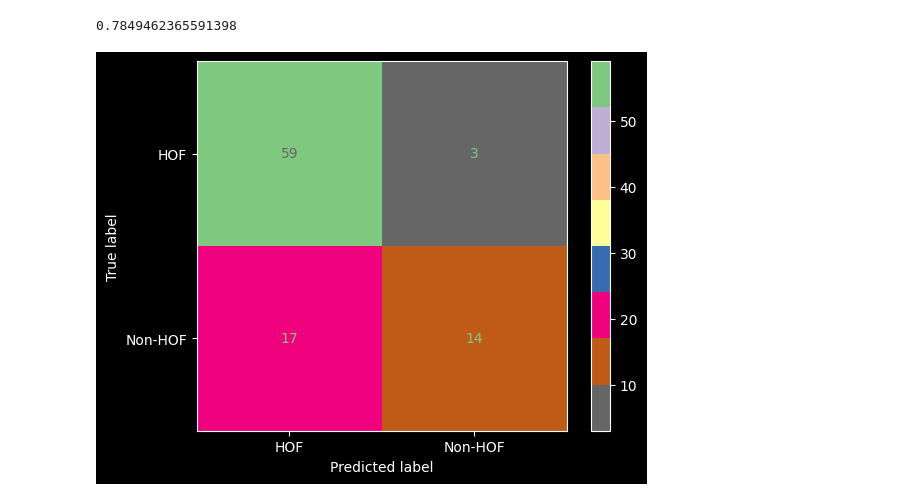
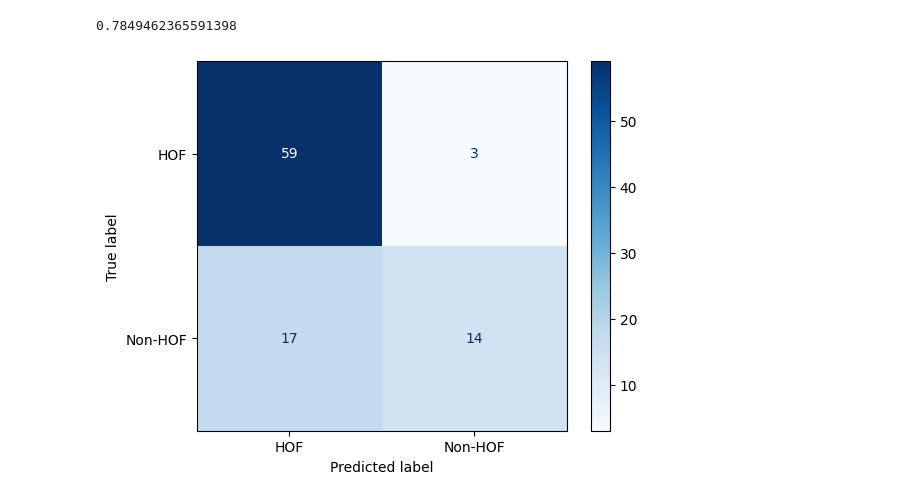
Before and after one commit to A-Peoples/DSRP_Project, a Jupyter notebook: Data_Science_Project_2025.ipynb, the cells around one changed output. Cells and saved outputs as stored; diff of their text form; code cells hidden in the pictures.

```diff
--- a/Data_Science_Project_2025.ipynb
+++ b/Data_Science_Project_2025.ipynb
@@ -38,6 +38,7 @@ no_hof_df = df.loc[df['HOF'] == 0]
 
 strike_df  = df.sort_values(by="Strikeouts", ascending=False)
 strike_df['Batting_Avg'] = (strike_df['Hits'] / strike_df['At_Bat'])
+plt.style.use('default')
 # %%
 #creating a clear rate for filtering
 
@@ -294,8 +295,8 @@ from sklearn.metrics import confusion_matrix, ConfusionMatrixDisplay
 # %%
 cm = confusion_matrix(y_test, y_pred)
 
 dis = ConfusionMatrixDisplay(cm, display_labels=['HOF', 'Non-HOF'])
-dis.plot(cmap=plt.cm.Accent_r)
+dis.plot(cmap=plt.cm.Blues)
 plt.show()
 # %% [output]
-[figure, old version]
+[figure, new version]
```
Also changed, not shown: parts of 5 cells of this notebook.
